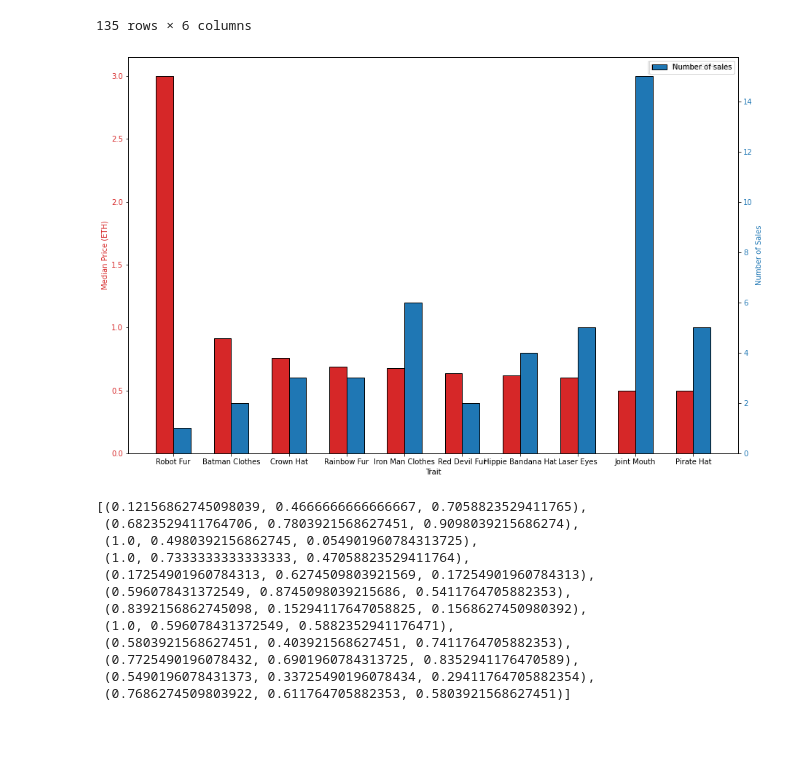
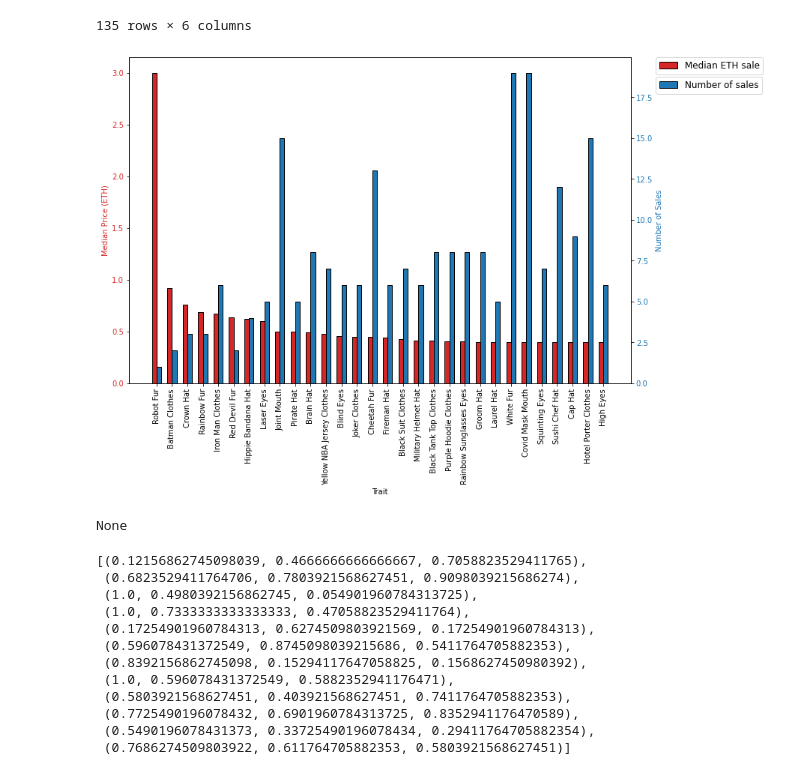
Before and after one commit to SamPink/opensea-stats, a Jupyter notebook: apegang_graphs.ipynb, the cells around one changed output. Saved outputs shown, nothing was run; the diff lists cells and outputs as text; code cells hidden in the pictures; blank space fills up the shorter version.

```diff
--- a/apegang_graphs.ipynb
+++ b/apegang_graphs.ipynb
@@ -120,34 +120,35 @@ trait_price
 135 rows × 6 columns
 # %%
 #make a plot of survival data
-top_n = 10
+top_n = 30
 barWidth = 0.3
 x1 = np.arange(top_n)
 x2 = [x + barWidth for x in x1]
 
-fig, ax1 = plt.subplots(figsize=(15,10))
+fig, ax1 = plt.subplots(figsize=(12,8))
 color1 = 'tab:red'
 ax1.set_xlabel('Trait')
 ax1.set_ylabel('Median Price (ETH)', color=color1)
 ax1.bar(x1, trait_price['median_price'].iloc[0:top_n], width = barWidth, color = color1, edgecolor = 'black', label='Median ETH sale')
 ax1.tick_params(axis='y', labelcolor=color1)
-
 
 ax2 = ax1.twinx()
 color2 = 'tab:blue'
 ax2.set_ylabel('Number of Sales', color=color2)  # we already handled the x-label with ax1
 ax2.bar(x2, trait_price['num_sales'].iloc[0:top_n], width = barWidth, color = color2, edgecolor = 'black', label='Number of sales')
 ax2.tick_params(axis='y', labelcolor=color2)
 
 #labels for plot
-ax1.tick_params(axis='x',[r + barWidth/2 for r in range(top_n)], trait_price['trait_name'].iloc[0:top_n],rotation =90)
-
-ax1.legend()
-ax2.legend()
+plt.xticks([r + barWidth/2 for r in range(top_n)], trait_price['trait_name'].iloc[0:top_n],rotation =90)
+for label in ax1.get_xticklabels():
+      label.set_rotation(90)
+ax1.legend(bbox_to_anchor=(1.05, 1), loc='upper left', borderaxespad=0,fontsize=12)
+ax2.legend(bbox_to_anchor=(1.05, 0.94), loc='upper left', borderaxespad=0,fontsize=12)
 #plt.title(f'Survival rate of titanic passengers by {discrete_var}')
-plt.show()
+print(plt.show())
 # %% [output]
-[figure, old version]
+[figure, new version]
+None
 # %%
 import seaborn as sns
 palette
```
